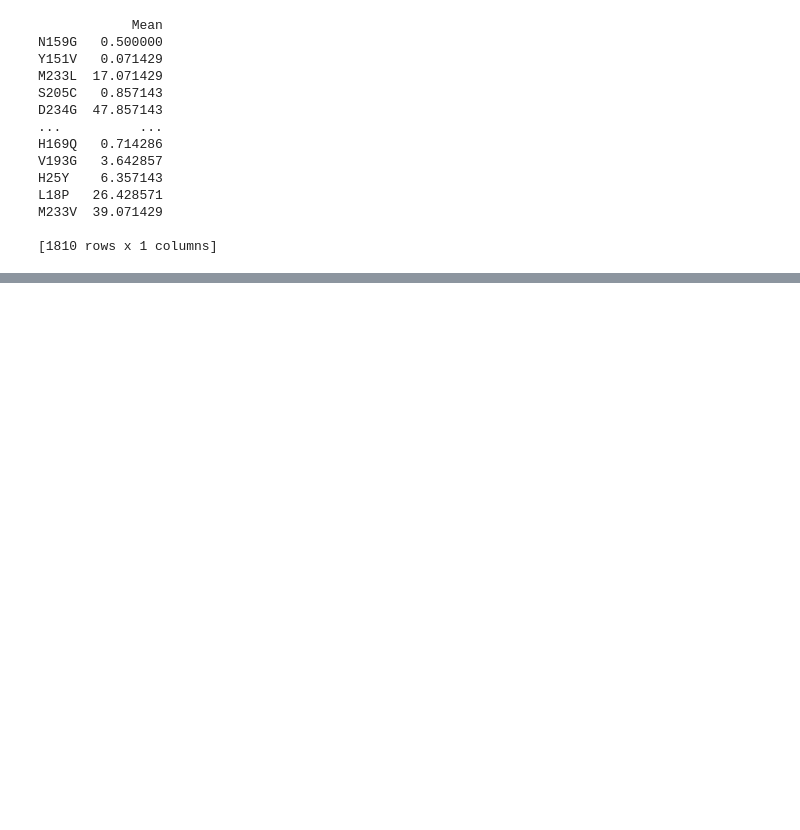
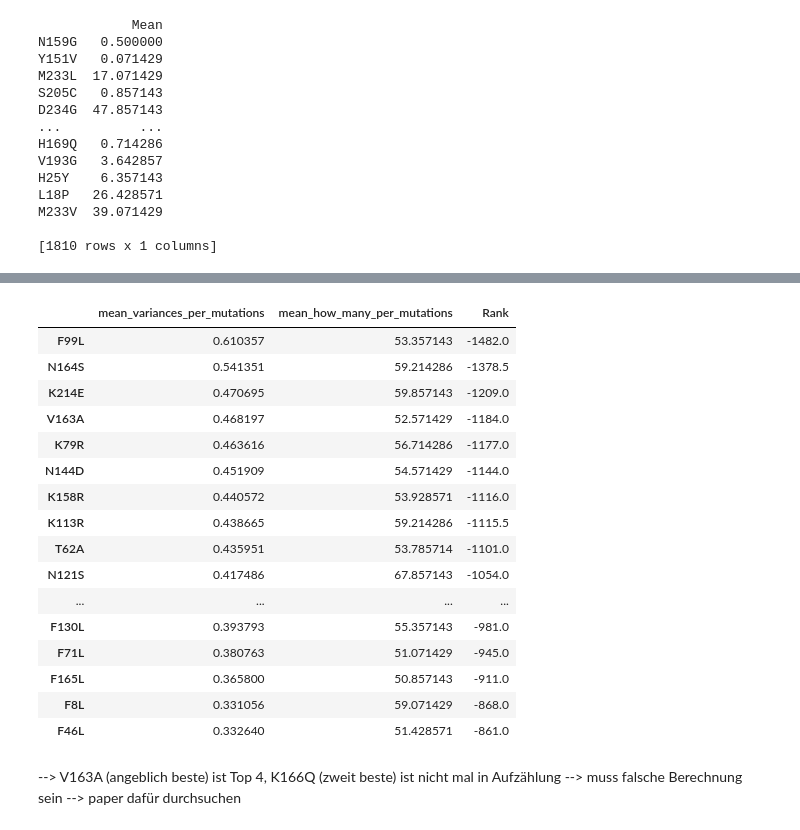
Before and after one commit to datascience-mobi-2023/topic02_team03, a Jupyter notebook: L_stabilizing_mutations_in_multiplemuts.ipynb, the cells around one changed output, grey strips where cells are left out. Drawn from its saved outputs; the diff is of its cells as text; code cells hidden in the pictures; blank space fills up the shorter version.

Commit message:
Versuch für Ranking, stimmt nicht mit soll-Werten überein

```diff
--- a/L_stabilizing_mutations_in_multiplemuts.ipynb
+++ b/L_stabilizing_mutations_in_multiplemuts.ipynb
@@ -468,3 +468,14 @@ L18P   26.428571
 M233V  39.071429
 
 [1810 rows x 1 columns]
+# %%
+combined_means_variance_how_many = pd.concat([mean_variances_per_mutations, mean_how_many_per_mutations], axis=1)
+combined_means_variance_how_many.columns = ['mean_variances_per_mutations', 'mean_how_many_per_mutations']
+combined_means_variance_how_many['Rank'] = combined_means_variance_how_many['mean_variances_per_mutations'].rank(ascending=False) - combined_means_variance_how_many['mean_how_many_per_mutations'].rank()
+
+
+combined_means_variance_how_many
+sorted_df = combined_means_variance_how_many.sort_values(by='Rank')
+
+# Ausgabe des sortierten DataFrames
+sorted_df
@@ -470,0 +496,36 @@ M233V  39.071429
+# %%
+#nur die die über 20 Werte
+threshold = 50
+
+condition = sorted_df['mean_how_many_per_mutations'] < threshold
+sorted_df_with_treshold = sorted_df.drop(sorted_df.loc[condition].index)
+
+# Ausgabe des aktualisierten DataFrames
+
+
+sorted_df_eins = sorted_df_with_treshold.sort_values(by='Rank')
+
+# Ausgabe des sortierten DataFrames
+sorted_df_eins
+# %% [output]
+|  | mean_variances_per_mutations | mean_how_many_per_mutations | Rank |
+| F99L | 0.610357 | 53.357143 | -1482.0 |
+| N164S | 0.541351 | 59.214286 | -1378.5 |
+| K214E | 0.470695 | 59.857143 | -1209.0 |
+| V163A | 0.468197 | 52.571429 | -1184.0 |
+| K79R | 0.463616 | 56.714286 | -1177.0 |
+| N144D | 0.451909 | 54.571429 | -1144.0 |
+| K158R | 0.440572 | 53.928571 | -1116.0 |
+| K113R | 0.438665 | 59.214286 | -1115.5 |
+| T62A | 0.435951 | 53.785714 | -1101.0 |
+| N121S | 0.417486 | 67.857143 | -1054.0 |
+| ... | ... | ... | ... |
+| F130L | 0.393793 | 55.357143 | -981.0 |
+| F71L | 0.380763 | 51.071429 | -945.0 |
+| F165L | 0.365800 | 50.857143 | -911.0 |
+| F8L | 0.331056 | 59.071429 | -868.0 |
+| F46L | 0.332640 | 51.428571 | -861.0 |
+# %% [markdown]
+--> V163A (angeblich beste) ist Top 4, K166Q (zweit beste) ist nicht mal in Aufzählung
+--> muss falsche Berechnung sein
+--> paper dafür durchsuchen
```
Also changed, not shown: parts of 1 cell of this notebook.
